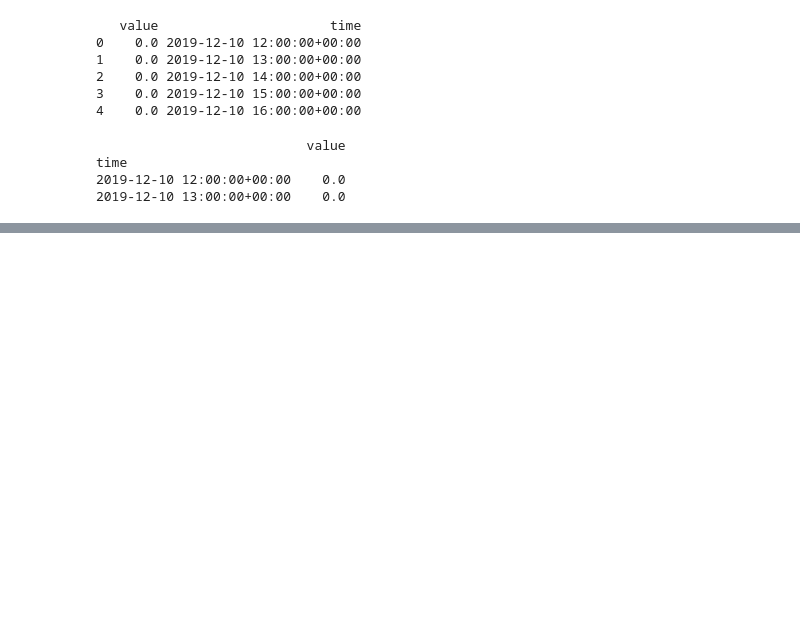
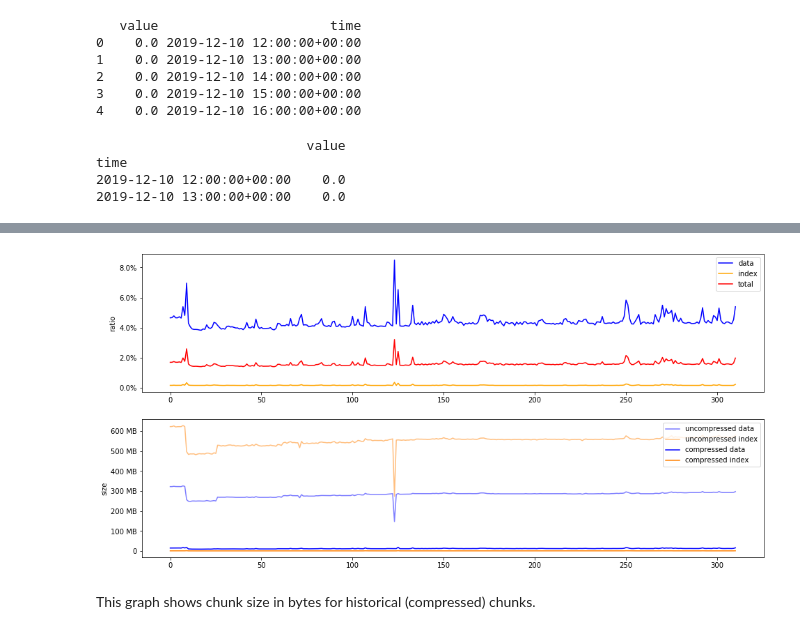
Before and after one commit to ssube/prometheus-sql-adapter, a Jupyter notebook: jupyter/schema_stats.ipynb, the cells around one changed output, grey strips where cells are left out. Saved outputs shown, nothing was run; the diff lists cells and outputs as text; code cells hidden in the pictures; blank space fills up the shorter version.

Commit message:
feat(jupyter): add compression ratios to schema notebook

```diff
--- a/jupyter/schema_stats.ipynb
+++ b/jupyter/schema_stats.ipynb
@@ -126,0 +172,17 @@ fig.show()
+# %%
+def data_ratio(row):
+    return row['compressed_data_size'] / float(row['uncompressed_data_size'])
+
+def index_ratio(row):
+    return row['compressed_index_size'] / float(row['uncompressed_index_size'])
+
+def total_ratio(row):
+    return (row['compressed_data_size'] + row['compressed_index_size']) / float(row['uncompressed_data_size'] + row['uncompressed_index_size'])
+
+chunk_compressed_table = chunk_compressed_raw.drop(columns=[
+    'hypertable_name', 'chunk_name', 'compressed_hypertable_id', 'compressed_chunk_id'
+])
+chunk_compressed_table['data_ratio'] = chunk_compressed_table.apply(lambda row: data_ratio(row), axis=1)
+chunk_compressed_table['index_ratio'] = chunk_compressed_table.apply(lambda row: index_ratio(row), axis=1)
+chunk_compressed_table['total_ratio'] = chunk_compressed_table.apply(lambda row: total_ratio(row), axis=1)
+chunk_compressed_table.head(5)
@@ -126,0 +196,26 @@ fig.show()
+# %%
+fig, ax = plot.subplots(nrows=2, figsize=(16, 8))
+
+def format_pct(y, pos):
+    return f'{round(y * 100)}%'
+
+ax[0].plot(chunk_compressed_table['data_ratio'], label='data', color='blue')
+ax[0].plot(chunk_compressed_table['index_ratio'], label='index', color='orange')
+ax[0].plot(chunk_compressed_table['total_ratio'], label='total', color='red')
+ax[0].legend(loc='upper right')
+ax[0].yaxis.set_major_formatter(FuncFormatter(format_pct))
+ax[0].yaxis.set_label_text('ratio')
+
+ax[1].plot(chunk_compressed_table['uncompressed_data_size'], label='uncompressed data', color=(0, 0, 1.0, 0.5))
+ax[1].plot(chunk_compressed_table['uncompressed_index_size'], label='uncompressed index', color=(1.0, 0.5, 0, 0.5))
+ax[1].plot(chunk_compressed_table['compressed_data_size'], label='compressed data', color=(0, 0, 1.0, 1.0))
+ax[1].plot(chunk_compressed_table['compressed_index_size'], label='compressed index', color=(1.0, 0.5, 0, 1.0))
+ax[1].legend(loc='upper right')
+ax[1].yaxis.set_major_formatter(FuncFormatter(format_bytes))
+ax[1].yaxis.set_label_text('size')
+
+fig.show()
+# %% [output]
+[figure, added]
+# %% [markdown]
+This graph shows chunk size in bytes for historical (compressed) chunks.
```
Also changed, not shown: parts of 6 cells of this notebook.
